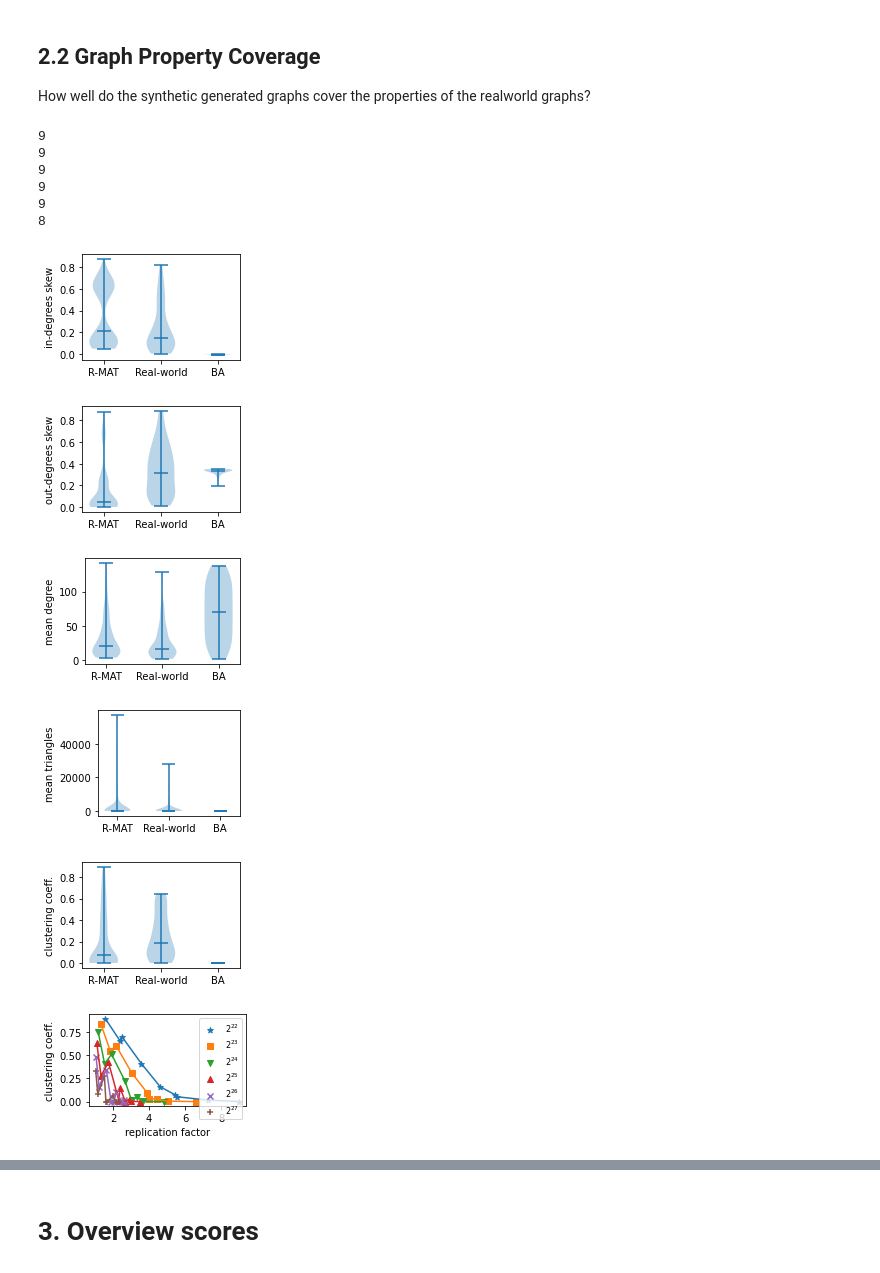
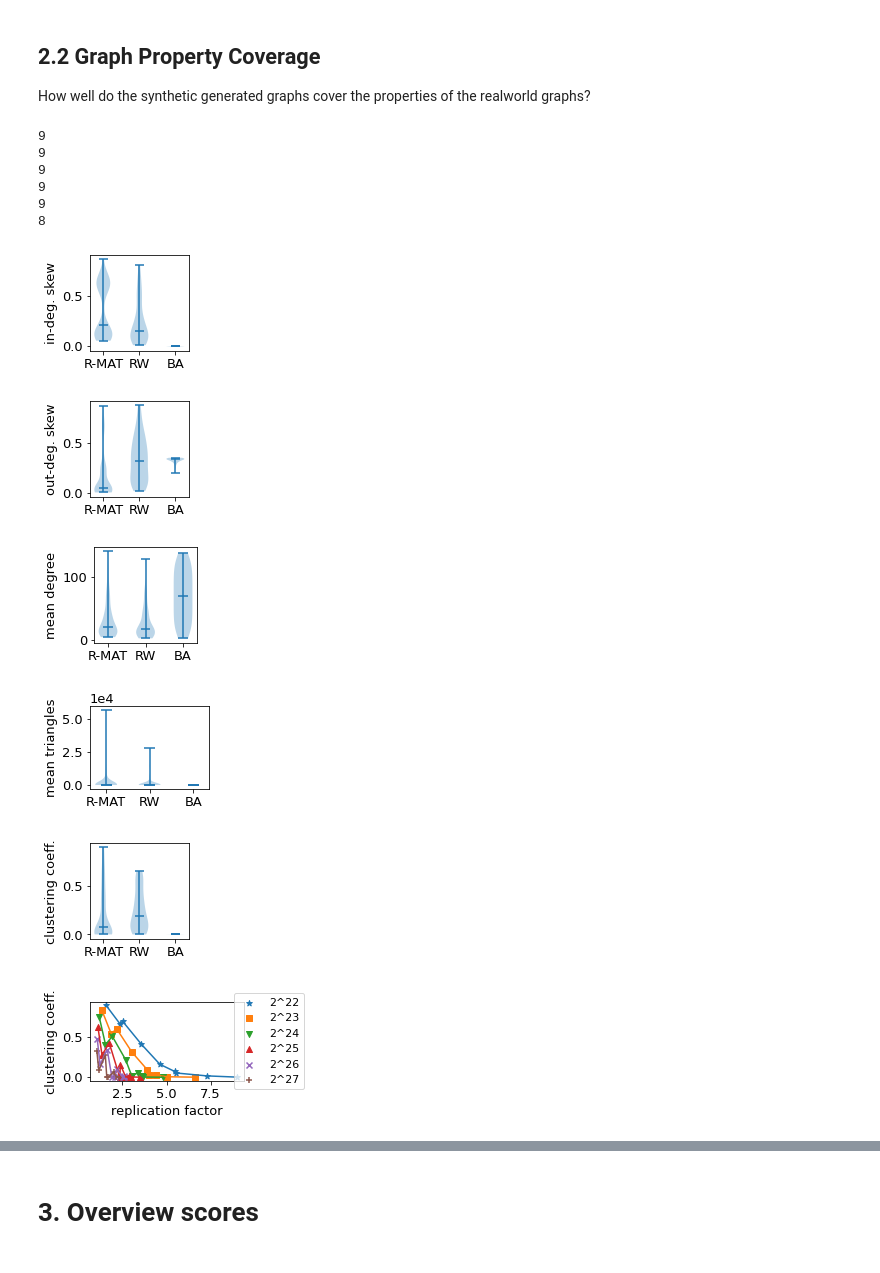
Before and after one commit to EASE23/EASE23, a Jupyter notebook: quality/notebooks/Plotter.ipynb, the cells around one changed output, grey strips where cells are left out. Drawn from its saved outputs; the diff is of its cells as text; code cells hidden in the pictures.

```diff
--- a/quality/notebooks/Plotter.ipynb
+++ b/quality/notebooks/Plotter.ipynb
@@ -104,33 +104,41 @@ features = [
     'average_lcc',
 ]
 features_readable = [
-    "in-degrees skew",
-    "out-degrees skew",
+    "in-deg. skew",
+    "out-deg. skew",
     "mean degree",
     "mean triangles",
     "clustering coeff."
 ]
 
+plt.rcParams.update({'font.size': 13})
+
 index = 0
 for feature in features:
-    plt.rcParams["figure.figsize"] = (3, 2)
+    plt.rcParams["figure.figsize"] = (2.5, 2)
     fig, ax = plt.subplots()
     _rmat = graphs_rmat[feature].to_numpy()
     _realworld = graphs_realworld[feature].to_numpy()
     _barabasi = graphs_barabsi[feature].to_numpy()
+
     ax.set_ylabel(features_readable[index])
     ax.violinplot([_rmat, _realworld, _barabasi],showmeans=False, showmedians=True, showextrema=True)
     ax.get_xaxis().set_tick_params(direction='out')
     ax.xaxis.set_ticks_position('bottom')
     labels = ['R-MAT', 'Real-world', "barabsi"]
     ax.set_xticks(np.arange(1, len(labels) + 1))
-    ax.set_xticklabels(['R-MAT', 'Real-world', "BA"])
+    ax.set_xticklabels(['R-MAT', 'RW', "BA"])
+
+    if feature in features[3]:
+   # if True:
+        plt.ticklabel_format(axis='y', style='sci', scilimits=(0,2))
+
     fig.tight_layout()
     plt.savefig("../figures/" + features[index]+".pdf")
     index += 1
 
 
-
+plt.rcParams["figure.figsize"] = (4, 2)
 HDRF = all_rmat_graphs[
     (all_rmat_graphs.num_partitions == 64) &
     (all_rmat_graphs.partitioner == "hdrf") &
@@ -142,37 +150,44 @@ marker_index = -1
 fig, ax = plt.subplots()
 plt.rcParams["figure.figsize"] = (2.4, 2)
 
 vs = []
 for vv in list(HDRF.V.unique()):
     vs.append(int(vv))
 vs.sort()
 
 #print(vs)
 
 for v in vs:
     d = HDRF[HDRF.V == str(v)]
     marker_index += 1
     d = d.sort_values(by=["replication_factor", "V"])
-    exponent = "2$^{"+str(int(np.log2(int(v)))) + "}$"
+    #exponent = "2$^{"+str(int(np.log2(int(v)))) + "}$"
+    exponent = "2^"+str(int(np.log2(int(v)))) + ""
     ax.scatter(d["replication_factor"], d["average_lcc"],label=exponent, marker=markers[marker_index])
     print(len(d["average_lcc"]))
     ax.plot(d["replication_factor"], d["average_lcc"] )
 
+
 ax.set_ylabel("clustering coeff.")
 ax.set_xlabel("replication factor")
 ax.legend(prop={'size': 8})
+#ax.legend(loc='upper center', bbox_to_anchor=(0.5, 1.05),ncol=6, fancybox=True, shadow=True, prop={'size': 8})
+ax.legend(loc='center left', bbox_to_anchor=(0.9, 0.5), ncol=1, prop={'size': 11})
+#ax.legend(loc='center left', bbox_to_anchor=(1, 0.5))
+
+
 fig.tight_layout()
 plt.savefig("../figures/rep-vs-cc.pdf")
 # %% [output]
 9
 9
 9
 9
 9
 8
-[figure, old version]
+[figure, new version]
-[figure, old version]
+[figure, new version]
-[figure, old version]
+[figure, new version]
-[figure, old version]
+[figure, new version]
-[figure, old version]
+[figure, new version]
-[figure, old version]
+[figure, new version]
```
Also changed, not shown: parts of 7 cells of this notebook, 29 other files.
